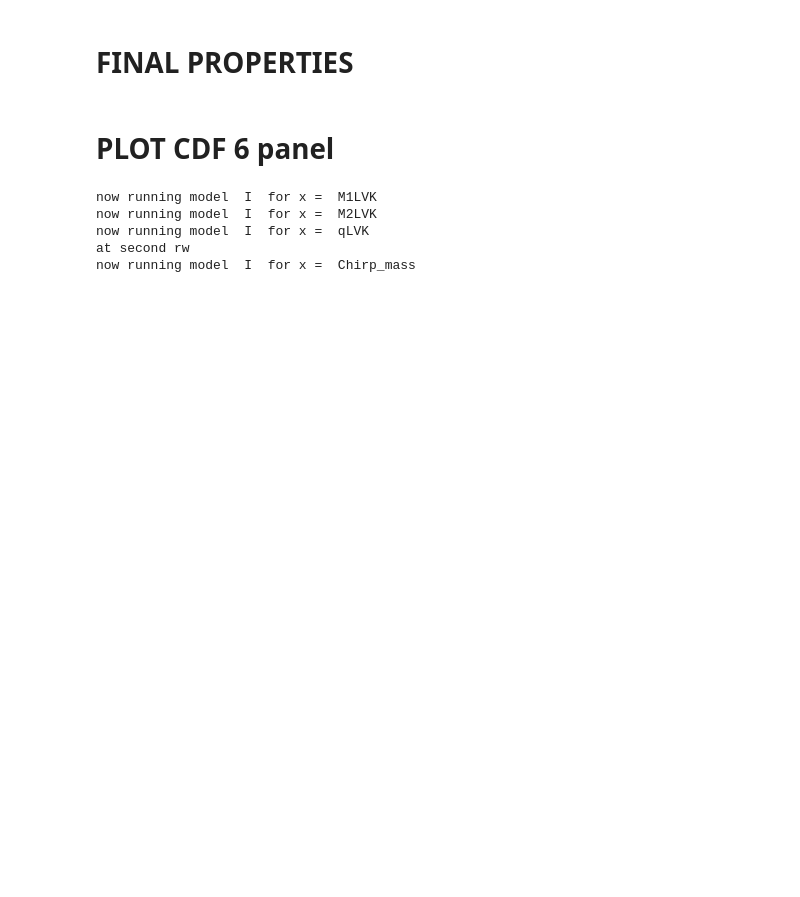
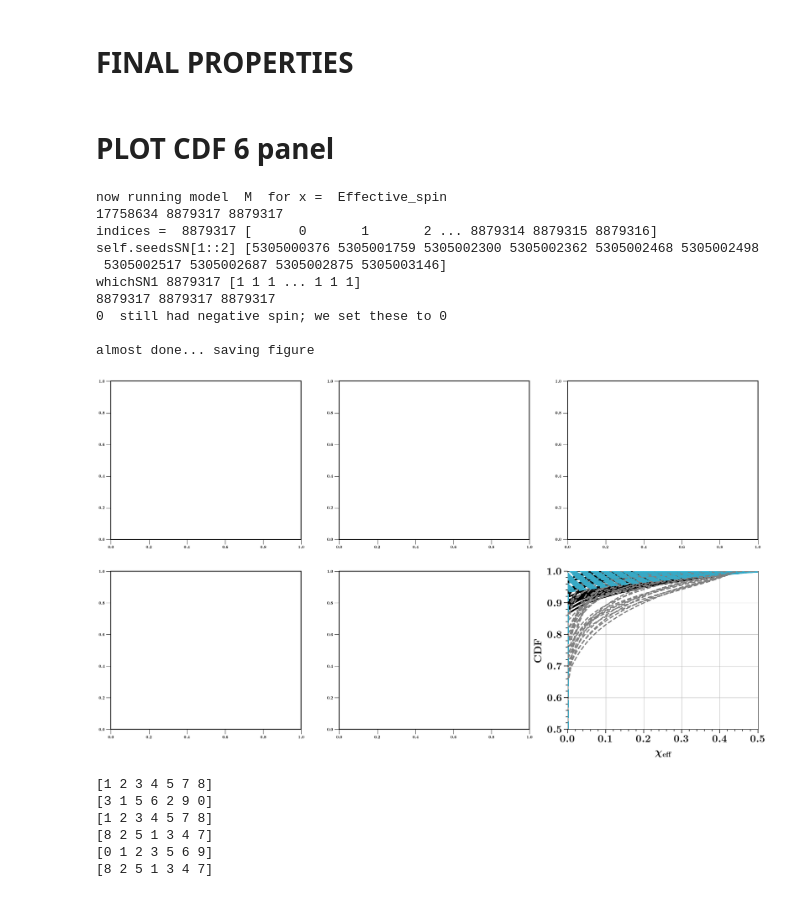
Before and after one commit to FloorBroekgaarden/MRR_Project, a Jupyter notebook: Figure3_MRR_Properties_vs_All_BBHs/Final_CDF_MRR_vs_nonMRR_fast.ipynb, the cells around one changed output. Cells and saved outputs as stored; diff of their text form; code cells hidden in the pictures; blank space fills up the shorter version.

Commit message:
updated spin models

```diff
--- a/Figure3_MRR_Properties_vs_All_BBHs/Final_CDF_MRR_vs_nonMRR_fast.ipynb
+++ b/Figure3_MRR_Properties_vs_All_BBHs/Final_CDF_MRR_vs_nonMRR_fast.ipynb
@@ -101,7 +103,7 @@ def plotHist_OtherModels(axe, xvar='MassRatioZAMS', BPSlist=['I', 'J', 'P', 'Q']
             elif xvar =='Effective_spin':
                 # M1 will be the most massive, M2 the least massive compact object.
 #                 M1LVK, M2LVK = obtainM1BHandM2BHassymetric(m1=M1BH, m2=M2BH)
-                spin = COspin(data_path=path)  # set class
+                spin = COspin(data_path=path, state='he_depletion')  # set class
                 spin.setCOMPASData() # reads in the COMPAS DCO parameters
                 spinMZAMS1, spinMZAMS2  = spin.BaveraSpin()
                 chi_effective = (spinMZAMS1*M1BH) + (spinMZAMS2*M2BH)
@@ -123,9 +125,9 @@ def plotHist_OtherModels(axe, xvar='MassRatioZAMS', BPSlist=['I', 'J', 'P', 'Q']
             w = fdata[fparam_key][weightheader][...].squeeze()
 
             # make CDF of all BBH systems
-            axe.hist(var_dict[0], bins=len(var_dict[0]), weights=w, cumulative=True, density=True, color='k', histtype='step', lw=4, zorder=6, alpha=1, ls='-')
+            axe.hist(var_dict[0], bins=int(len(var_dict[0])/10), weights=w, cumulative=True, density=True, color='k', histtype='step', lw=4, zorder=6, alpha=1, ls='-')
             # make CDF of all MRR BBH systems
-            axe.hist(var_dict[0][mask_MRR], bins=len(var_dict[0][mask_MRR]), weights=w[mask_MRR], cumulative=True, density=True, color=c_MRR, histtype='step', lw=5, zorder=10, alpha=1, ls='--')
+            axe.hist(var_dict[0][mask_MRR], bins=int(len(var_dict[0][mask_MRR])/10), weights=w[mask_MRR], cumulative=True, density=True, color=c_MRR, histtype='step', lw=5, zorder=10, alpha=1, ls='--')
             # make CDF of all MRR BBH systems
             axe.hist(var_dict[0][~mask_MRR], bins=len(var_dict[0][~mask_MRR]), weights=w[~mask_MRR], cumulative=True, density=True, color=c_BBH, histtype='step', lw=3, zorder=10, alpha=1, ls='--')
 
@@ -202,44 +204,50 @@ def plotHist_OtherModels(axe, xvar='MassRatioZAMS', BPSlist=['I', 'J', 'P', 'Q']
 # PLOT CDF 6 panel
 # %%
 
-for BPS in BPSnameslist[8:]:
+for BPS in [BPSnameslist[14]]:
 
     f, axx= plt.subplots(ncols=3,nrows=2,figsize=(29,16))
     # plot M1ZAMS on the left panel
-    xvar, label, xmin, xmax ='M1LVK',  r'$M_{\rm{BH,1}} \ [\rm{M}_{\odot}]$', 1, 43
-    plotHist_OtherModels(axe=axx[0,0],  xvar=xvar, BPSlist=[BPS], SFRDlist=MSSFRnameslist[:], xvar_minn=xmin, xvar_maxx=xmax, DCOtype='BBH' ,label_x=label)
+#     xvar, label, xmin, xmax ='M1LVK',  r'$M_{\rm{BH,1}} \ [\rm{M}_{\odot}]$', 1, 43
+#     plotHist_OtherModels(axe=axx[0,0],  xvar=xvar, BPSlist=[BPS], SFRDlist=MSSFRnameslist[:], xvar_minn=xmin, xvar_maxx=xmax, DCOtype='BBH' ,label_x=label)
 
-    xvar, label, xmin, xmax ='M2LVK', r'$M_{\rm{BH,2}} \ [\rm{M}_{\odot}]$', 1, 43
-    plotHist_OtherModels(axe=axx[0,1],  xvar=xvar, BPSlist=[BPS], SFRDlist=MSSFRnameslist[:], xvar_minn=xmin, xvar_maxx=xmax, DCOtype='BBH' ,label_x=label)
+#     xvar, label, xmin, xmax ='M2LVK', r'$M_{\rm{BH,2}} \ [\rm{M}_{\odot}]$', 1, 43
+#     plotHist_OtherModels(axe=axx[0,1],  xvar=xvar, BPSlist=[BPS], SFRDlist=MSSFRnameslist[:], xvar_minn=xmin, xvar_maxx=xmax, DCOtype='BBH' ,label_x=label)
 
-    xvar, label, xmin, xmax ='qLVK', r'$\textbf{BBH} \ \textbf{mass} \ \textbf{ratio} \ q  $', 0, 1
-    plotHist_OtherModels(axe=axx[0,2],  xvar=xvar, BPSlist=[BPS], SFRDlist=MSSFRnameslist[:], xvar_minn=xmin, xvar_maxx=xmax, DCOtype='BBH' ,label_x=label)
+#     xvar, label, xmin, xmax ='qLVK', r'$\textbf{BBH} \ \textbf{mass} \ \textbf{ratio} \ q  $', 0, 1
+#     plotHist_OtherModels(axe=axx[0,2],  xvar=xvar, BPSlist=[BPS], SFRDlist=MSSFRnameslist[:], xvar_minn=xmin, xvar_maxx=xmax, DCOtype='BBH' ,label_x=label)
 
-    print('at second rw')
-    #### second row #####
-    xvar, label, xmin, xmax ='Chirp_mass',  r'$M_{\rm{c}} \ [\rm{M}_{\odot}]$', 1, 37
-    plotHist_OtherModels(axe=axx[1,0],  xvar=xvar, BPSlist=[BPS], SFRDlist=MSSFRnameslist[:], xvar_minn=xmin, xvar_maxx=xmax, DCOtype='BBH' ,label_x=label)
+#     print('at second rw')
+#     #### second row #####
+#     xvar, label, xmin, xmax ='Chirp_mass',  r'$M_{\rm{c}} \ [\rm{M}_{\odot}]$', 1, 37
+#     plotHist_OtherModels(axe=axx[1,0],  xvar=xvar, BPSlist=[BPS], SFRDlist=MSSFRnameslist[:], xvar_minn=xmin, xvar_maxx=xmax, DCOtype='BBH' ,label_x=label)
 
-    xvar, label, xmin, xmax ='Total_mass', r'$M_{\rm{tot}} \ [\rm{M}_{\odot}]$', 1, 84
-    plotHist_OtherModels(axe=axx[1,1],  xvar=xvar, BPSlist=[BPS], SFRDlist=MSSFRnameslist[:], xvar_minn=xmin, xvar_maxx=xmax, DCOtype='BBH' ,label_x=label)
+#     xvar, label, xmin, xmax ='Total_mass', r'$M_{\rm{tot}} \ [\rm{M}_{\odot}]$', 1, 84
+#     plotHist_OtherModels(axe=axx[1,1],  xvar=xvar, BPSlist=[BPS], SFRDlist=MSSFRnameslist[:], xvar_minn=xmin, xvar_maxx=xmax, DCOtype='BBH' ,label_x=label)
 
     xvar, label, xmin, xmax ='Effective_spin', r'$\chi_{\rm{eff}}$', 0., 1
     plotHist_OtherModels(axe=axx[1,2],  xvar=xvar, BPSlist=[BPS], SFRDlist=MSSFRnameslist[:], xvar_minn=xmin, xvar_maxx=xmax, DCOtype='BBH' ,label_x=label)
 
 
-
+    print('almost done... saving figure')
     plt.subplots_adjust(wspace=0.2, hspace=0.2)#2)
 
-
-    plt.savefig('/CDFsFinalMasses/CDF_models_' + 'DoubleMultiPanel' + '_' + BPS + '.eps', format='eps', bbox_inches="tight", dpi=1200)
-    plt.savefig('/CDFsFinalMasses/CDF_models_' + 'DoubleMultiPanel' + '_' + BPS + '.svg', format='svg', bbox_inches="tight", dpi=1200)
+    plt.savefig('./CDFsFinalMasses/tempWrong2M_CDF_models_' + 'DoubleMultiPanel' + '_' + BPS + '.eps', format='eps', bbox_inches="tight", dpi=600)
+#     plt.savefig('./CDFsFinalMasses/CDF_models_' + 'DoubleMultiPanel' + '_' + BPS + '.eps', format='eps', bbox_inches="tight", dpi=1200)
+#     plt.savefig('./CDFsFinalMasses/CDF_models_' + 'DoubleMultiPanel' + '_' + BPS + '.svg', format='svg', bbox_inches="tight", dpi=1200)
 #     plt.savefig('./CDF_matching_models_Mchirp'  + '.pdf', transparent=False, bbox_inches="tight")
     plt.show()
 
     plt.close(f)
 # %% [output]
-now running model  I  for x =  M1LVK
-now running model  I  for x =  M2LVK
-now running model  I  for x =  qLVK
-at second rw
-now running model  I  for x =  Chirp_mass
+now running model  M  for x =  Effective_spin
+17758634 8879317 8879317
+indices =  8879317 [      0       1       2 ... 8879314 8879315 8879316]
+self.seedsSN[1::2] [5305000376 5305001759 5305002300 5305002362 5305002468 5305002498
+ 5305002517 5305002687 5305002875 5305003146]
+whichSN1 8879317 [1 1 1 ... 1 1 1]
+8879317 8879317 8879317
+0  still had negative spin; we set these to 0
+
+almost done... saving figure
+[figure, added]
@@ -247,0 +258,18 @@ plt.close(f)
+# %%
+print(u_seedsSN)
+print(indices)
+
+print(A[indices])
+
+B = A[np.sort(np.unique(A, return_index=True)[1])]
+print(B)
+print(np.sort(np.unique(A, return_index=True)[1]))
+mask = np.sort(np.unique(A, return_index=True)[1])
+print(A[mask])
+# %% [output]
+[1 2 3 4 5 7 8]
+[3 1 5 6 2 9 0]
+[1 2 3 4 5 7 8]
+[8 2 5 1 3 4 7]
+[0 1 2 3 5 6 9]
+[8 2 5 1 3 4 7]
```
Also changed, not shown: parts of 5 cells of this notebook, 43 other files.
